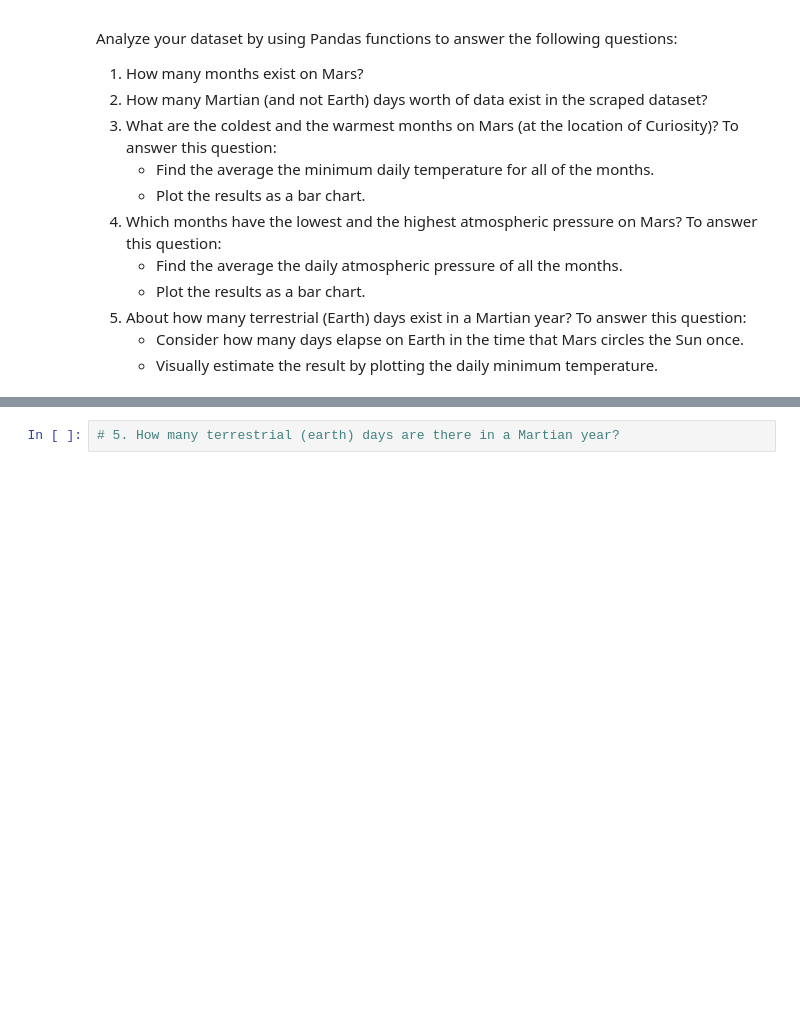
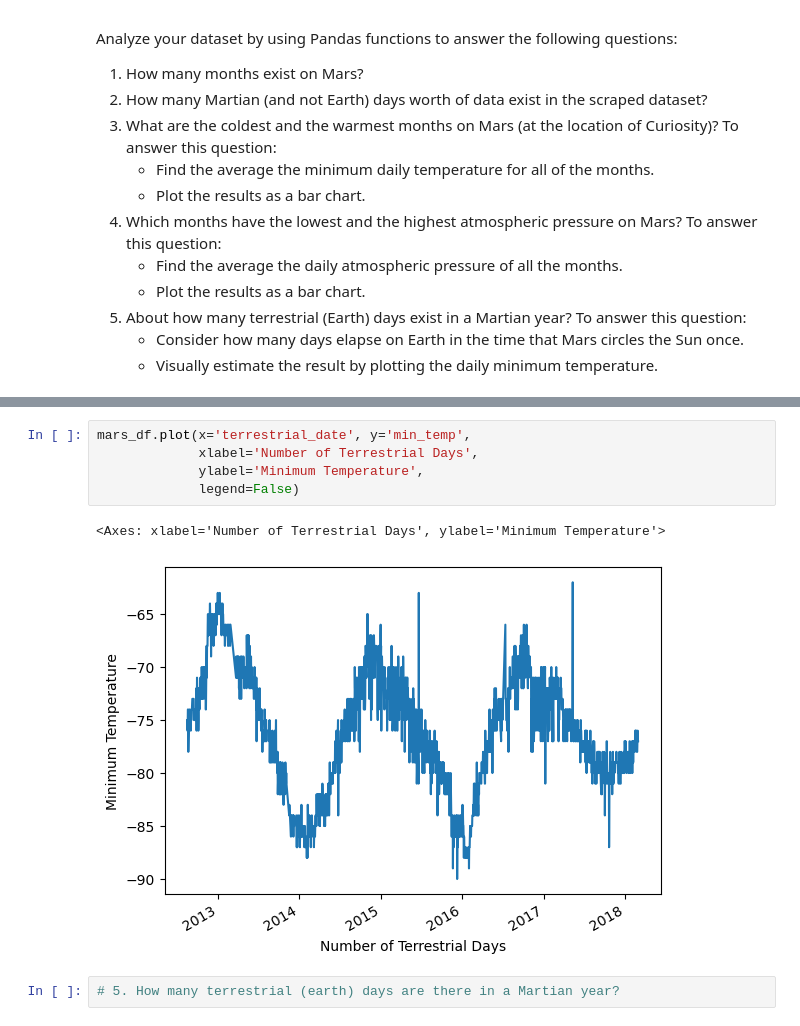
Before and after one commit to TRegan5/data-collection-challenge, a Jupyter notebook: part_2_mars_weather.ipynb, the cells around one changed output, grey strips where cells are left out. Saved outputs shown, nothing was run; the diff lists cells and outputs as text; blank space fills up the shorter version.

```diff
--- a/part_2_mars_weather.ipynb
+++ b/part_2_mars_weather.ipynb
@@ -287,5 +281,13 @@ Name: pressure, dtype: float64
 # %% [output]
 [figure]
+# %%
+mars_df.plot(x='terrestrial_date', y='min_temp',
+             xlabel='Number of Terrestrial Days',
+             ylabel='Minimum Temperature',
+             legend=False)
+# %% [output]
+<Axes: xlabel='Number of Terrestrial Days', ylabel='Minimum Temperature'>
+[figure, added]
 # %%
 # 5. How many terrestrial (earth) days are there in a Martian year?
 # %% [output]
```
Also changed, not shown: parts of 11 cells of this notebook, 1 other file.
